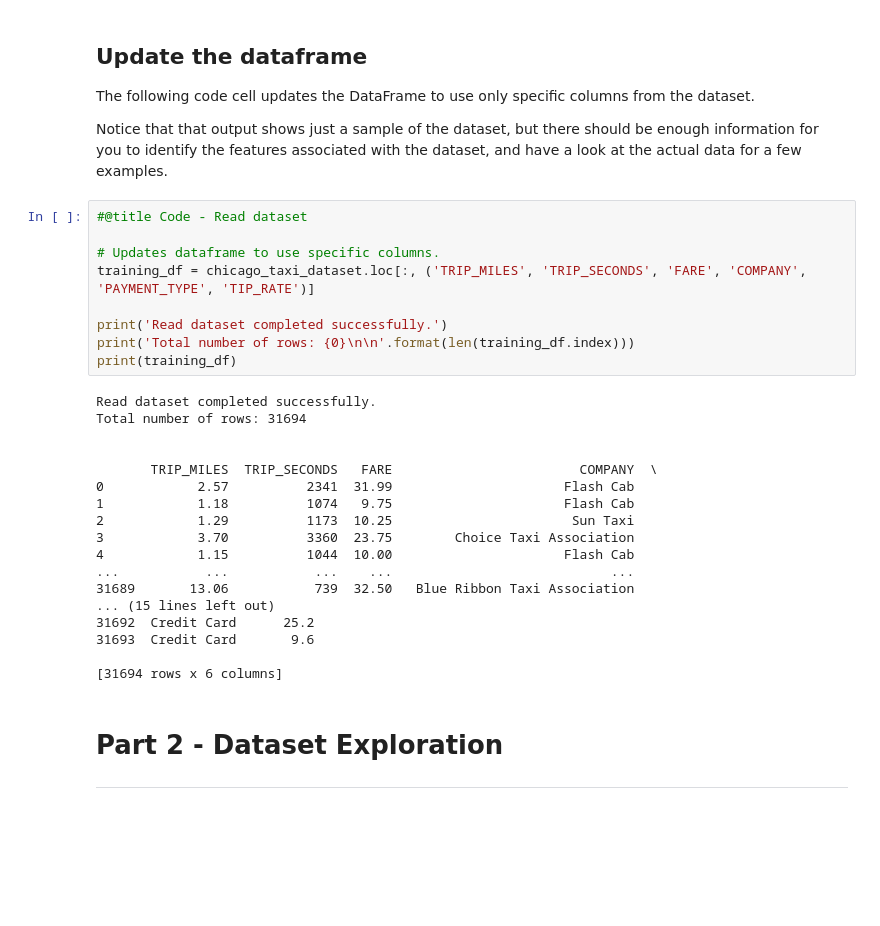
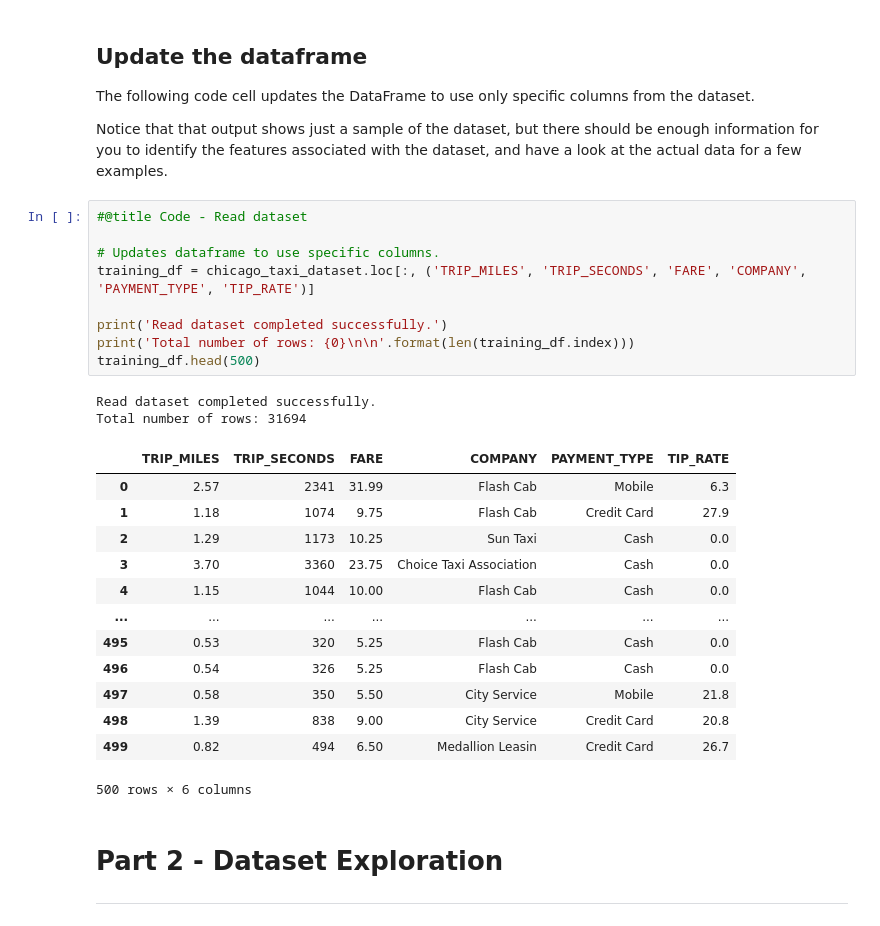
Before and after one commit to devangrajarora/learning-ml, a Jupyter notebook: google-cc/linear_regression_taxi.ipynb, the cells around one changed output. Cells and saved outputs as stored; diff of their text form; blank space fills up the shorter version.

```diff
--- a/google-cc/linear_regression_taxi.ipynb
+++ b/google-cc/linear_regression_taxi.ipynb
@@ -67,30 +67,28 @@ Notice that that output shows just a sample of the dataset, but there should be
 # %%
 #@title Code - Read dataset
 
 # Updates dataframe to use specific columns.
 training_df = chicago_taxi_dataset.loc[:, ('TRIP_MILES', 'TRIP_SECONDS', 'FARE', 'COMPANY', 'PAYMENT_TYPE', 'TIP_RATE')]
 
 print('Read dataset completed successfully.')
 print('Total number of rows: {0}\n\n'.format(len(training_df.index)))
-print(training_df)
+training_df.head(500)
 # %% [output]
 Read dataset completed successfully.
 Total number of rows: 31694
-
-
-       TRIP_MILES  TRIP_SECONDS   FARE                        COMPANY  \
-0            2.57          2341  31.99                      Flash Cab
-1            1.18          1074   9.75                      Flash Cab
-2            1.29          1173  10.25                       Sun Taxi
-3            3.70          3360  23.75        Choice Taxi Association
-4            1.15          1044  10.00                      Flash Cab
-...           ...           ...    ...                            ...
-31689       13.06           739  32.50   Blue Ribbon Taxi Association
-... (15 lines left out)
-31692  Credit Card      25.2
-31693  Credit Card       9.6
-
-[31694 rows x 6 columns]
+|  | TRIP_MILES | TRIP_SECONDS | FARE | COMPANY | PAYMENT_TYPE | TIP_RATE |
+| 0 | 2.57 | 2341 | 31.99 | Flash Cab | Mobile | 6.3 |
+| 1 | 1.18 | 1074 | 9.75 | Flash Cab | Credit Card | 27.9 |
+| 2 | 1.29 | 1173 | 10.25 | Sun Taxi | Cash | 0.0 |
+| 3 | 3.70 | 3360 | 23.75 | Choice Taxi Association | Cash | 0.0 |
+| 4 | 1.15 | 1044 | 10.00 | Flash Cab | Cash | 0.0 |
+| ... | ... | ... | ... | ... | ... | ... |
+| 495 | 0.53 | 320 | 5.25 | Flash Cab | Cash | 0.0 |
+| 496 | 0.54 | 326 | 5.25 | Flash Cab | Cash | 0.0 |
+| 497 | 0.58 | 350 | 5.50 | City Service | Mobile | 21.8 |
+| 498 | 1.39 | 838 | 9.00 | City Service | Credit Card | 20.8 |
+| 499 | 0.82 | 494 | 6.50 | Medallion Leasin | Credit Card | 26.7 |
+500 rows × 6 columns
 # %% [markdown]
 # Part 2 - Dataset Exploration
 
```
Also changed, not shown: parts of 1 cell of this notebook.
